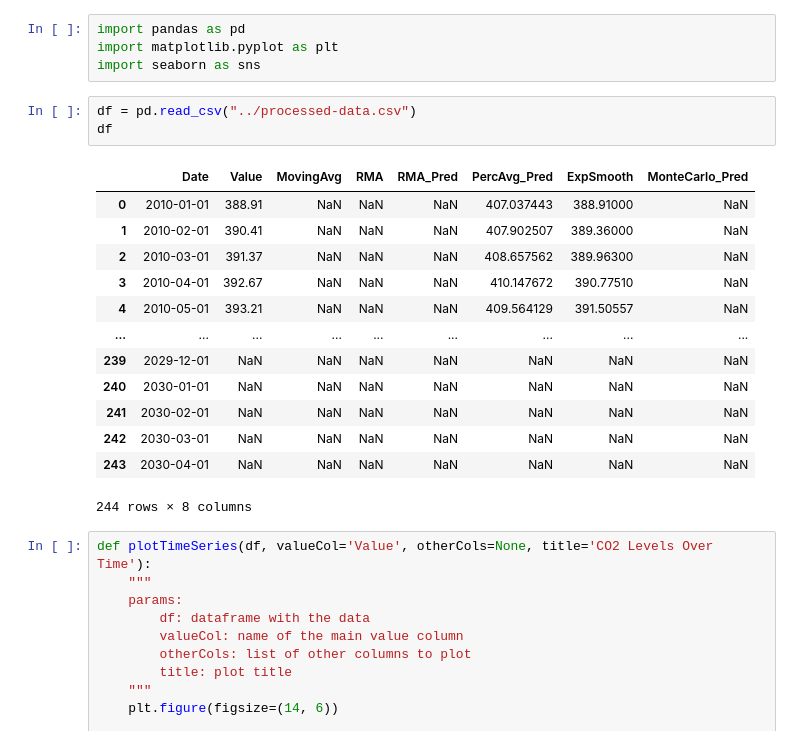
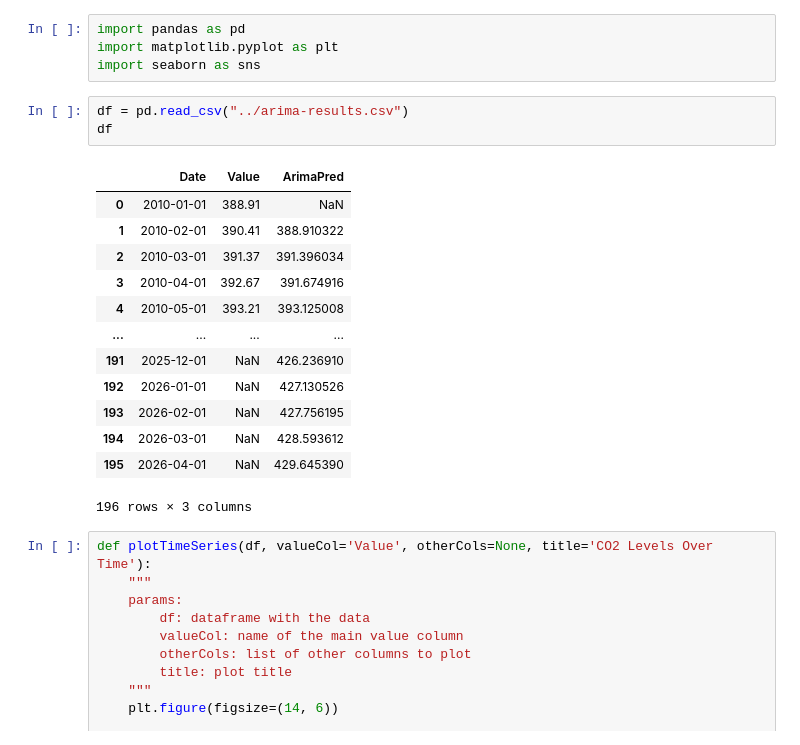
Before and after one commit to aLieexe/statistika-final-proj, a Jupyter notebook: src/plot-prediction.ipynb, the cells around one changed output. Cells and saved outputs as stored; diff of their text form.

```diff
--- a/src/plot-prediction.ipynb
+++ b/src/plot-prediction.ipynb
@@ -3,22 +3,22 @@ import pandas as pd
 import matplotlib.pyplot as plt
 import seaborn as sns
 # %%
-df = pd.read_csv("../processed-data.csv")
+df = pd.read_csv("../arima-results.csv")
 df
 # %% [output]
-|  | Date | Value | MovingAvg | RMA | RMA_Pred | PercAvg_Pred | ExpSmooth | MonteCarlo_Pred |
-| 0 | 2010-01-01 | 388.91 | NaN | NaN | NaN | 407.037443 | 388.91000 | NaN |
-| 1 | 2010-02-01 | 390.41 | NaN | NaN | NaN | 407.902507 | 389.36000 | NaN |
-| 2 | 2010-03-01 | 391.37 | NaN | NaN | NaN | 408.657562 | 389.96300 | NaN |
-| 3 | 2010-04-01 | 392.67 | NaN | NaN | NaN | 410.147672 | 390.77510 | NaN |
-| 4 | 2010-05-01 | 393.21 | NaN | NaN | NaN | 409.564129 | 391.50557 | NaN |
-| ... | ... | ... | ... | ... | ... | ... | ... | ... |
-| 239 | 2029-12-01 | NaN | NaN | NaN | NaN | NaN | NaN | NaN |
-| 240 | 2030-01-01 | NaN | NaN | NaN | NaN | NaN | NaN | NaN |
-| 241 | 2030-02-01 | NaN | NaN | NaN | NaN | NaN | NaN | NaN |
-| 242 | 2030-03-01 | NaN | NaN | NaN | NaN | NaN | NaN | NaN |
-| 243 | 2030-04-01 | NaN | NaN | NaN | NaN | NaN | NaN | NaN |
+|  | Date | Value | ArimaPred |
+| 0 | 2010-01-01 | 388.91 | NaN |
+| 1 | 2010-02-01 | 390.41 | 388.910322 |
+| 2 | 2010-03-01 | 391.37 | 391.396034 |
+| 3 | 2010-04-01 | 392.67 | 391.674916 |
+| 4 | 2010-05-01 | 393.21 | 393.125008 |
+| ... | ... | ... | ... |
+| 191 | 2025-12-01 | NaN | 426.236910 |
+| 192 | 2026-01-01 | NaN | 427.130526 |
+| 193 | 2026-02-01 | NaN | 427.756195 |
+| 194 | 2026-03-01 | NaN | 428.593612 |
+| 195 | 2026-04-01 | NaN | 429.645390 |
-244 rows × 8 columns
+196 rows × 3 columns
 # %%
 def plotTimeSeries(df, valueCol='Value', otherCols=None, title='CO2 Levels Over Time'):
     """
```
Also changed, not shown: parts of 1 cell of this notebook, 4 other files.
